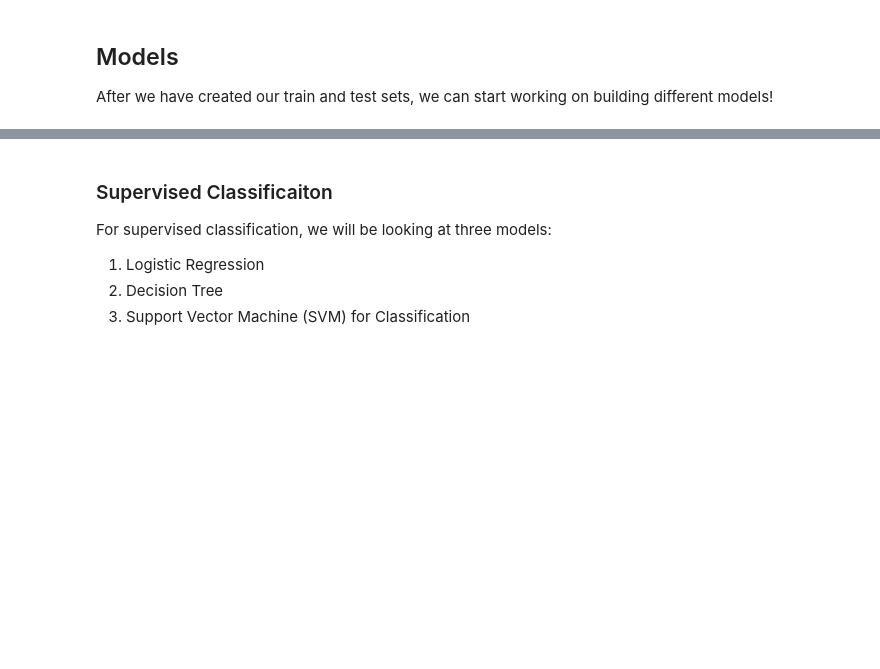
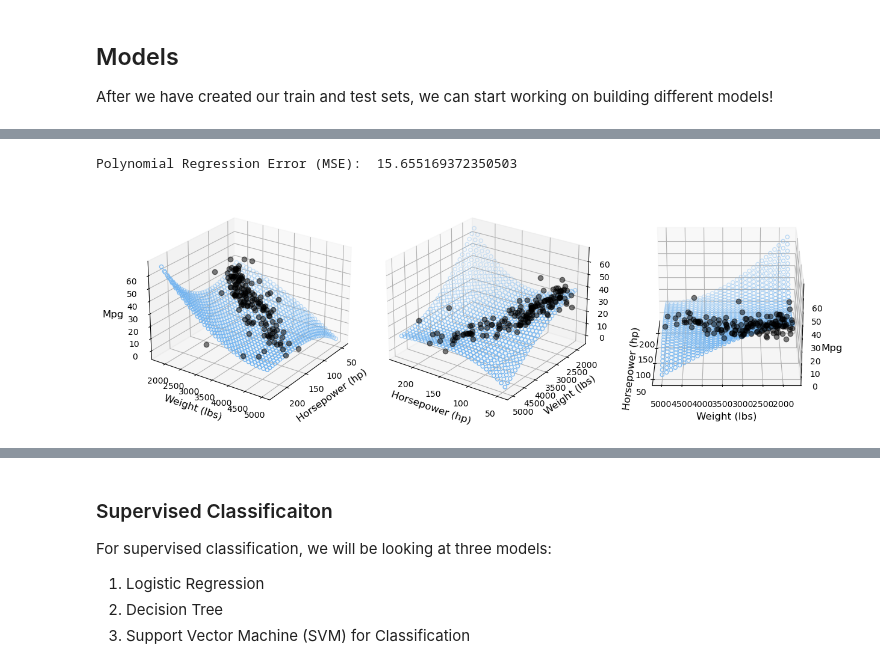
Before and after one commit to DS3Workshops/ds3-wi23-ml-workshop, a Jupyter notebook: introduction-to-ml/IntroML.ipynb, the cells around one changed output, grey strips where cells are left out. Cells and saved outputs as stored; diff of their text form; code cells hidden in the pictures; blank space fills up the shorter version.

```diff
--- a/introduction-to-ml/IntroML.ipynb
+++ b/introduction-to-ml/IntroML.ipynb
@@ -142,0 +293,60 @@ For supervised regression, we will be looking at three models:
+# %%
+# back to using the original two features
+X_train, y_train = auto_mpg_train[['horsepower', 'weight']].to_numpy(), auto_mpg_train['mpg'].to_numpy()
+X_test, y_test = auto_mpg_test[['horsepower', 'weight']].to_numpy(), auto_mpg_test['mpg'].to_numpy()
+
+# Train and evaluate the lasso model
+from sklearn.preprocessing import PolynomialFeatures
+from sklearn.pipeline import Pipeline  # Pipeline chains different sklearn modules together, read more:
+
+# impute missing values using the mean value
+si = SimpleImputer(missing_values=np.NaN, strategy='mean')
+X_train = si.fit_transform(X_train)
+
+# create the model
+poly_reg = Pipeline([('poly', PolynomialFeatures(degree=2)),  # play around with the degree parameter, I find 2 (i.e. a polynomial function) works the best
+                ('linear', LinearRegression(fit_intercept=False))])
+
+# train the model
+poly_reg.fit(X_train, y_train)
+
+# make prediction for test set
+X_test = si.transform(X_test)
+pred_poly = poly_reg.predict(X_test)
+
+print("Polynomial Regression Error (MSE): ", mean_squared_error(y_test, pred_poly), '\n')
+# %% [output]
+Polynomial Regression Error (MSE):  15.655169372350503
+# %%
+# visualize the result
+plt.style.use('default')
+
+fig = plt.figure(figsize=(12, 4))
+
+ax1 = fig.add_subplot(131, projection='3d')
+ax2 = fig.add_subplot(132, projection='3d')
+ax3 = fig.add_subplot(133, projection='3d')
+
+axes = [ax1, ax2, ax3]
+
+x, y, z = X_test[:, 0], X_test[:, 1], y_test
+xx_pred, yy_pred = np.meshgrid(np.linspace(min(x), max(x), 30), np.linspace(min(y), max(y), 30))
+model_viz = np.array([xx_pred.flatten(), yy_pred.flatten()]).T
+prediction = poly_reg.predict(model_viz)
+
+for ax in axes:
+    ax.plot(x, y, z, color='k', zorder=15, linestyle='none', marker='o', alpha=0.5)
+    ax.scatter(xx_pred.flatten(), yy_pred.flatten(), prediction, facecolor=(0,0,0,0), s=20, edgecolor='#70b3f0')
+    ax.set_xlabel('Horsepower (hp)', fontsize=12)
+    ax.set_ylabel('Weight (Ibs)', fontsize=12)
+    ax.set_zlabel('Mpg', fontsize=12)
+    ax.locator_params(nbins=4, axis='x')
+    ax.locator_params(nbins=5, axis='x')
+
+ax1.view_init(elev=25, azim=35)
+ax2.view_init(elev=25, azim=125)
+ax3.view_init(elev=25, azim=180)
+
+fig.tight_layout()
+# %% [output]
+[figure, added]
```
Also changed, not shown: parts of 32 cells of this notebook, 3 other files.
